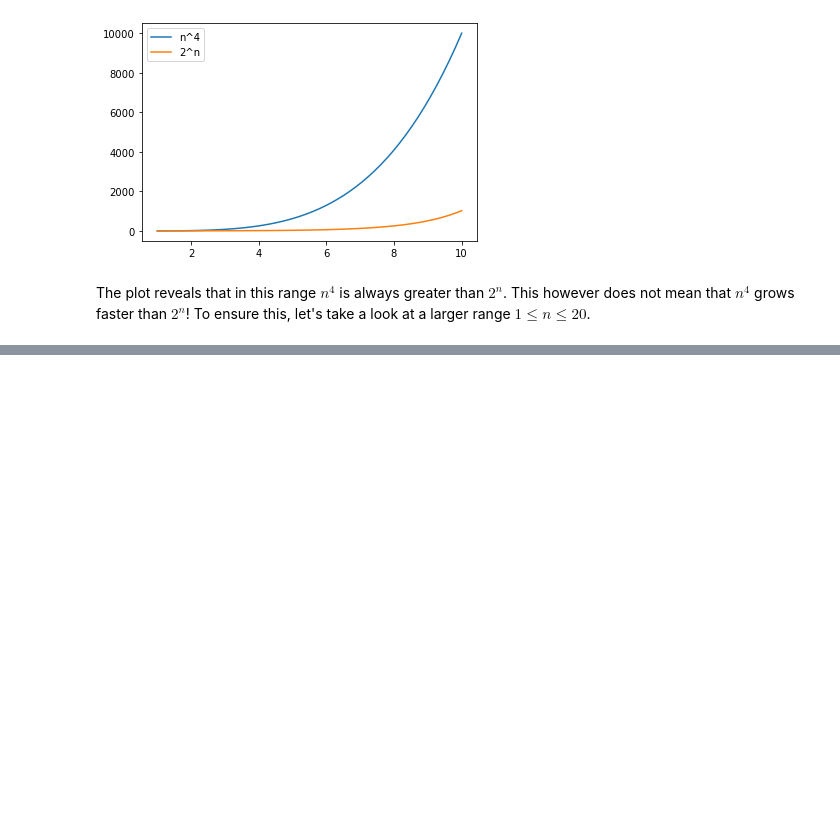
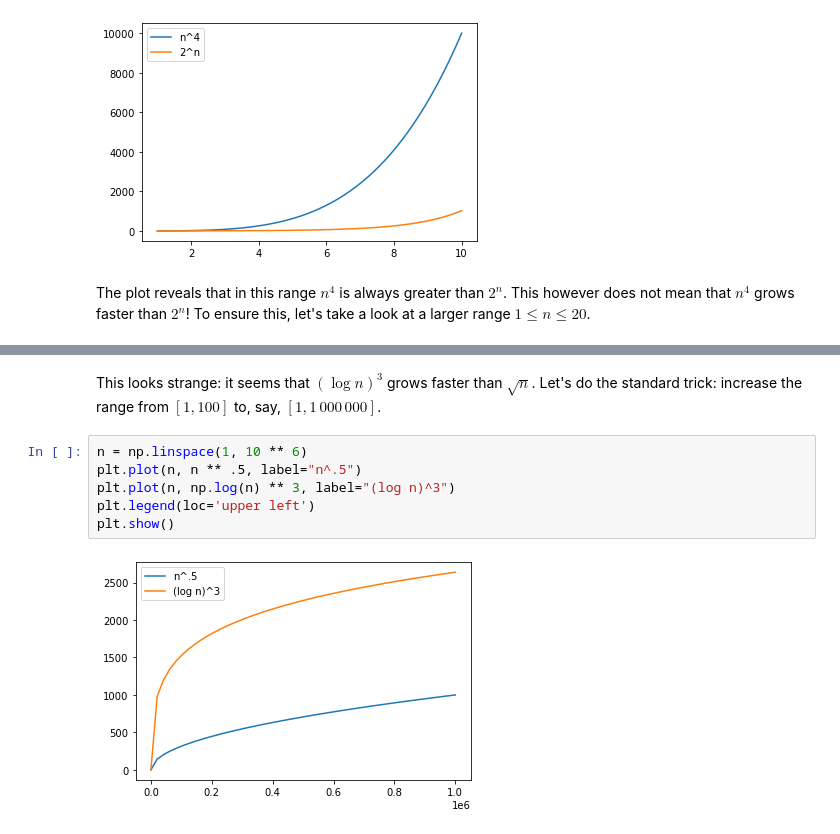
Before and after one commit to AayushTyagi1/Analyzing-Big-O-Notation, a Jupyter notebook: Analyzing Big-O Notation.ipynb, the cells around one changed output, grey strips where cells are left out. Cells and saved outputs as stored; diff of their text form; blank space fills up the shorter version.

```diff
--- a/Analyzing Big-O Notation.ipynb
+++ b/Analyzing Big-O Notation.ipynb
@@ -116,0 +147,10 @@ The plot reveals that in this range $n^4$ is always greater than $2^n$. This how
+# %% [markdown]
+This looks strange: it seems that $(\log n)^3$ grows faster than $\sqrt{n}$. Let's do the standard trick: increase the range from $[1,100]$ to, say, $[1, 1\,000\,000]$.
+# %%
+n = np.linspace(1, 10 ** 6)
+plt.plot(n, n ** .5, label="n^.5")
+plt.plot(n, np.log(n) ** 3, label="(log n)^3")
+plt.legend(loc='upper left')
+plt.show()
+# %% [output]
+[figure, added]
```
Also changed, not shown: parts of 9 cells of this notebook.
